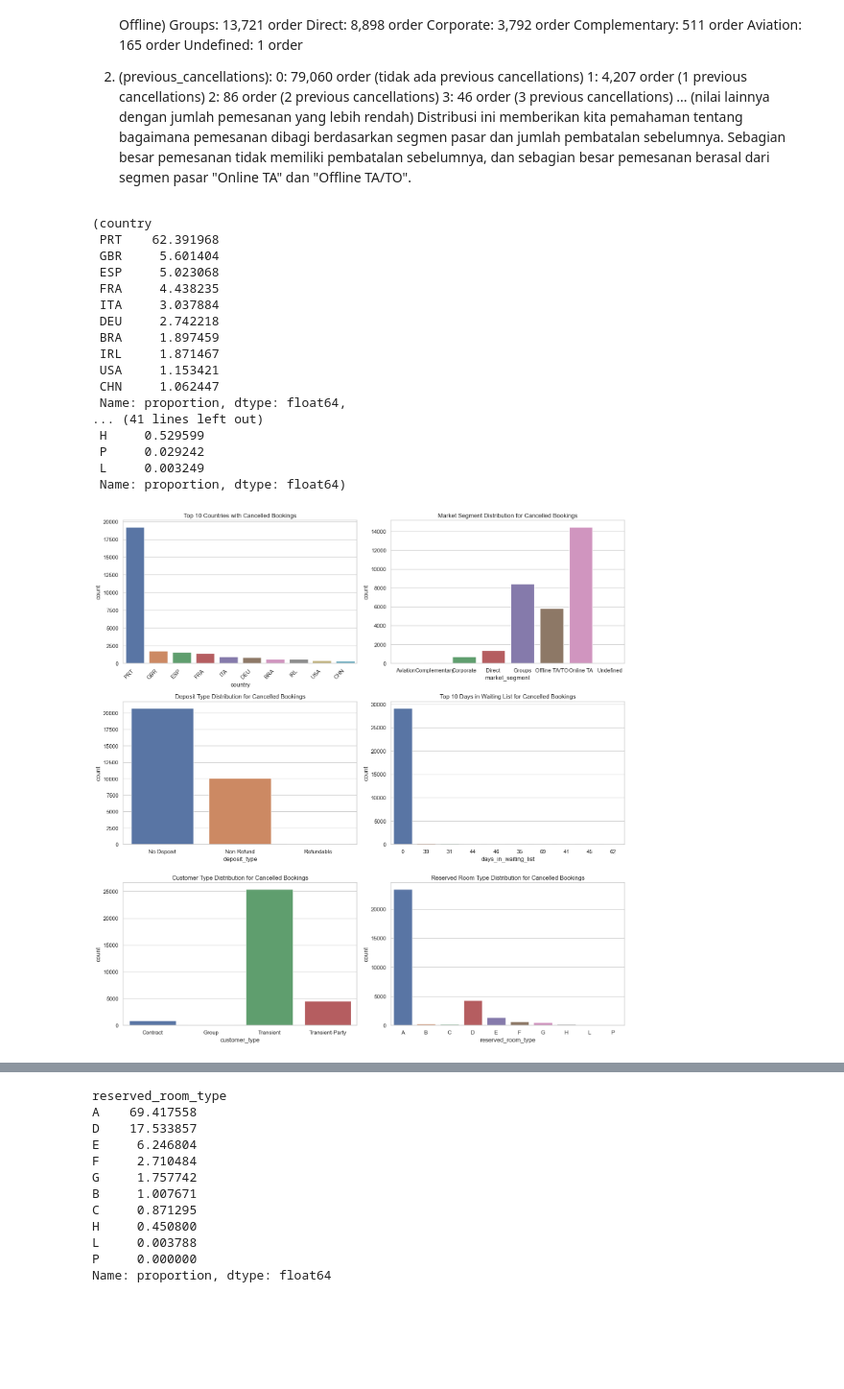
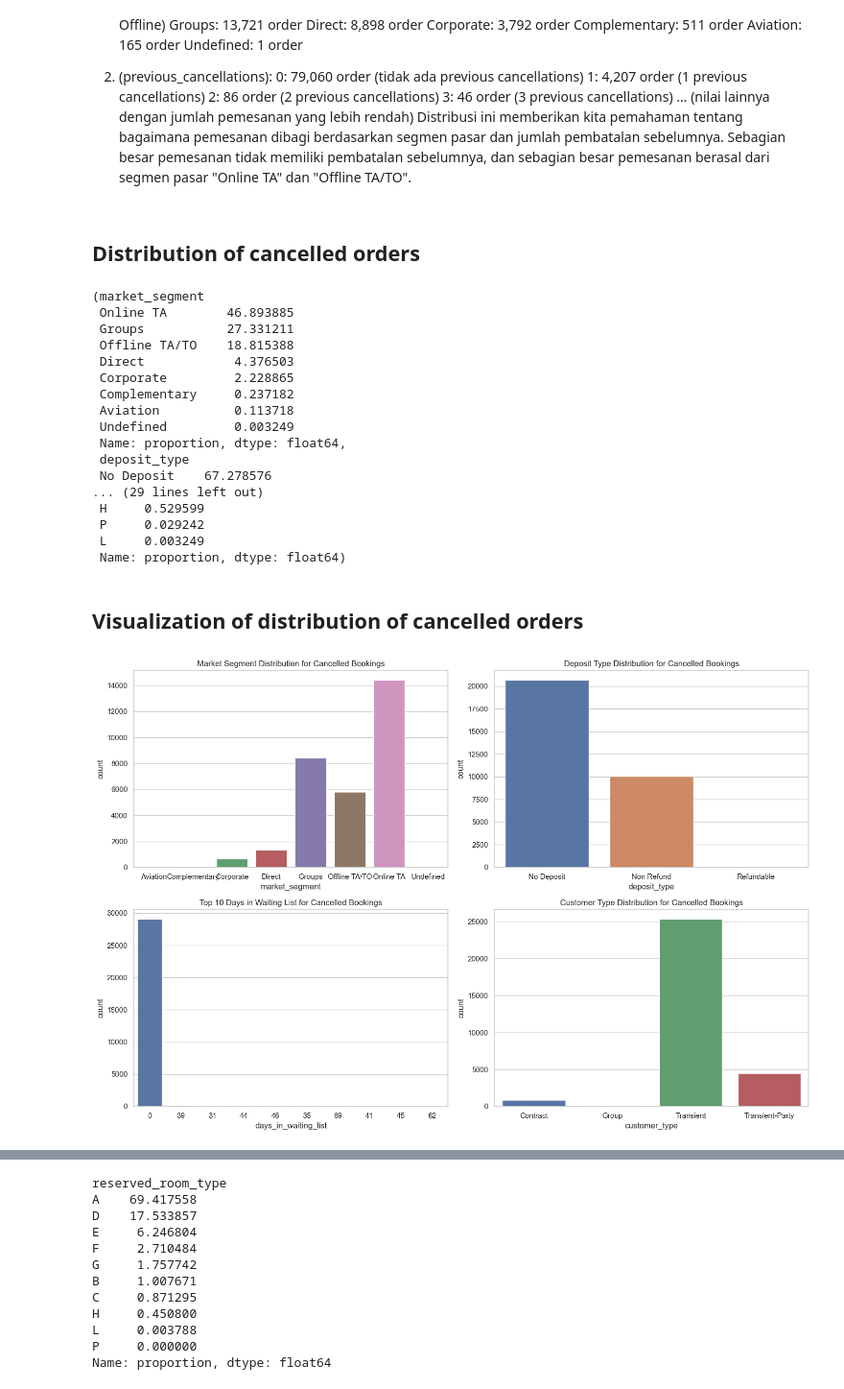
Before and after one commit to andricode23/Capstone3booking, a Jupyter notebook: capstone booking an hotel portugal.ipynb, the cells around one changed output, grey strips where cells are left out. Shown at 96% size. Drawn from its saved outputs; the diff is of its cells as text; code cells hidden in the pictures; blank space fills up the shorter version.

```diff
--- a/capstone booking an hotel portugal.ipynb
+++ b/capstone booking an hotel portugal.ipynb
@@ -555,14 +557,14 @@ Undefined: 1 order
 3: 46 order (3 previous cancellations)
 ... (nilai lainnya dengan jumlah pemesanan yang lebih rendah)
 Distribusi ini memberikan kita pemahaman tentang bagaimana pemesanan dibagi berdasarkan segmen pasar dan jumlah pembatalan sebelumnya. Sebagian besar pemesanan tidak memiliki pembatalan sebelumnya, dan sebagian besar pemesanan berasal dari segmen pasar "Online TA" dan "Offline TA/TO".
+# %% [markdown]
+## Distribution of cancelled orders
 # %%
 # Filter the dataset for cancelled bookings
 cancelled_bookings = hotel_data[hotel_data['is_canceled'] == 1]
 
 # Analyze distribution based on different characteristics
 
-# 1. Country
-country_distribution = cancelled_bookings['country'].value_counts(normalize=True) * 100
 
 # 2. Market Segment
 market_segment_distribution = cancelled_bookings['market_segment'].value_counts(normalize=True) * 100
@@ -580,65 +582,58 @@ customer_type_distribution = cancelled_bookings['customer_type'].value_counts(no
 reserved_room_type_distribution = cancelled_bookings['reserved_room_type'].value_counts(normalize=True) * 100
 
 # Show the distributions
-country_distribution.head(10), market_segment_distribution, deposit_type_distribution, days_in_waiting_list_distribution.head(10), customer_type_distribution, reserved_room_type_distribution
+market_segment_distribution, deposit_type_distribution, days_in_waiting_list_distribution.head(10), customer_type_distribution, reserved_room_type_distribution
 # %% [output]
-(country
- PRT    62.391968
- GBR     5.601404
- ESP     5.023068
- FRA     4.438235
- ITA     3.037884
- DEU     2.742218
- BRA     1.897459
- IRL     1.871467
- USA     1.153421
- CHN     1.062447
+(market_segment
+ Online TA        46.893885
+ Groups           27.331211
+ Offline TA/TO    18.815388
+ Direct            4.376503
+ Corporate         2.228865
+ Complementary     0.237182
+ Aviation          0.113718
+ Undefined         0.003249
  Name: proportion, dtype: float64,
-... (41 lines left out)
+ deposit_type
+ No Deposit    67.278576
+... (29 lines left out)
  H     0.529599
  P     0.029242
  L     0.003249
  Name: proportion, dtype: float64)
+# %% [markdown]
+## Visualization of distribution of cancelled orders
 # %%
 import matplotlib.pyplot as plt
 import seaborn as sns
 
 # Set the style for seaborn plots
 sns.set(style="whitegrid")
 
 # Set up subplots
-fig, axes = plt.subplots(nrows=3, ncols=2, figsize=(15, 15))
+fig, axes = plt.subplots(nrows=2, ncols=2, figsize=(15, 10))
 fig.subplots_adjust(hspace=0.5)
 
-# 1. Country Distribution
-sns.countplot(x='country', data=cancelled_bookings, order=cancelled_bookings['country'].value_counts().index[:10], ax=axes[0, 0])
-axes[0, 0].set_title('Top 10 Countries with Cancelled Bookings')
-axes[0, 0].set_xticklabels(axes[0, 0].get_xticklabels(), rotation=45, ha='right')
+# 1. Market Segment Distribution
+sns.countplot(x='market_segment', data=cancelled_bookings, ax=axes[0, 0])
+axes[0, 0].set_title('Market Segment Distribution for Cancelled Bookings')
 
-# 2. Market Segment Distribution
-sns.countplot(x='market_segment', data=cancelled_bookings, ax=axes[0, 1])
-axes[0, 1].set_title('Market Segment Distribution for Cancelled Bookings')
+# 2. Deposit Type Distribution
+sns.countplot(x='deposit_type', data=cancelled_bookings, ax=axes[0, 1])
+axes[0, 1].set_title('Deposit Type Distribution for Cancelled Bookings')
 
-# 3. Deposit Type Distribution
-sns.countplot(x='deposit_type', data=cancelled_bookings, ax=axes[1, 0])
-axes[1, 0].set_title('Deposit Type Distribution for Cancelled Bookings')
+# 3. Days in Waiting List Distribution
+sns.countplot(x='days_in_waiting_list', data=cancelled_bookings, order=cancelled_bookings['days_in_waiting_list'].value_counts().index[:10], ax=axes[1, 0])
+axes[1, 0].set_title('Top 10 Days in Waiting List for Cancelled Bookings')
 
-# 4. Days in Waiting List Distribution
-sns.countplot(x='days_in_waiting_list', data=cancelled_bookings, order=cancelled_bookings['days_in_waiting_list'].value_counts().index[:10], ax=axes[1, 1])
-axes[1, 1].set_title('Top 10 Days in Waiting List for Cancelled Bookings')
-
-# 5. Customer Type Distribution
-sns.countplot(x='customer_type', data=cancelled_bookings, ax=axes[2, 0])
-axes[2, 0].set_title('Customer Type Distribution for Cancelled Bookings')
-
-# 6. Reserved Room Type Distribution
-sns.countplot(x='reserved_room_type', data=cancelled_bookings, ax=axes[2, 1])
-axes[2, 1].set_title('Reserved Room Type Distribution for Cancelled Bookings')
+# 4. Customer Type Distribution
+sns.countplot(x='customer_type', data=cancelled_bookings, ax=axes[1, 1])
+axes[1, 1].set_title('Customer Type Distribution for Cancelled Bookings')
 
 # Adjust layout
 plt.tight_layout()
 plt.show()
 # %% [output]
-[figure, old version]
+[figure, new version]
 # %% [markdown]
 __insight__
```
Also changed, not shown: parts of 22 cells of this notebook.
